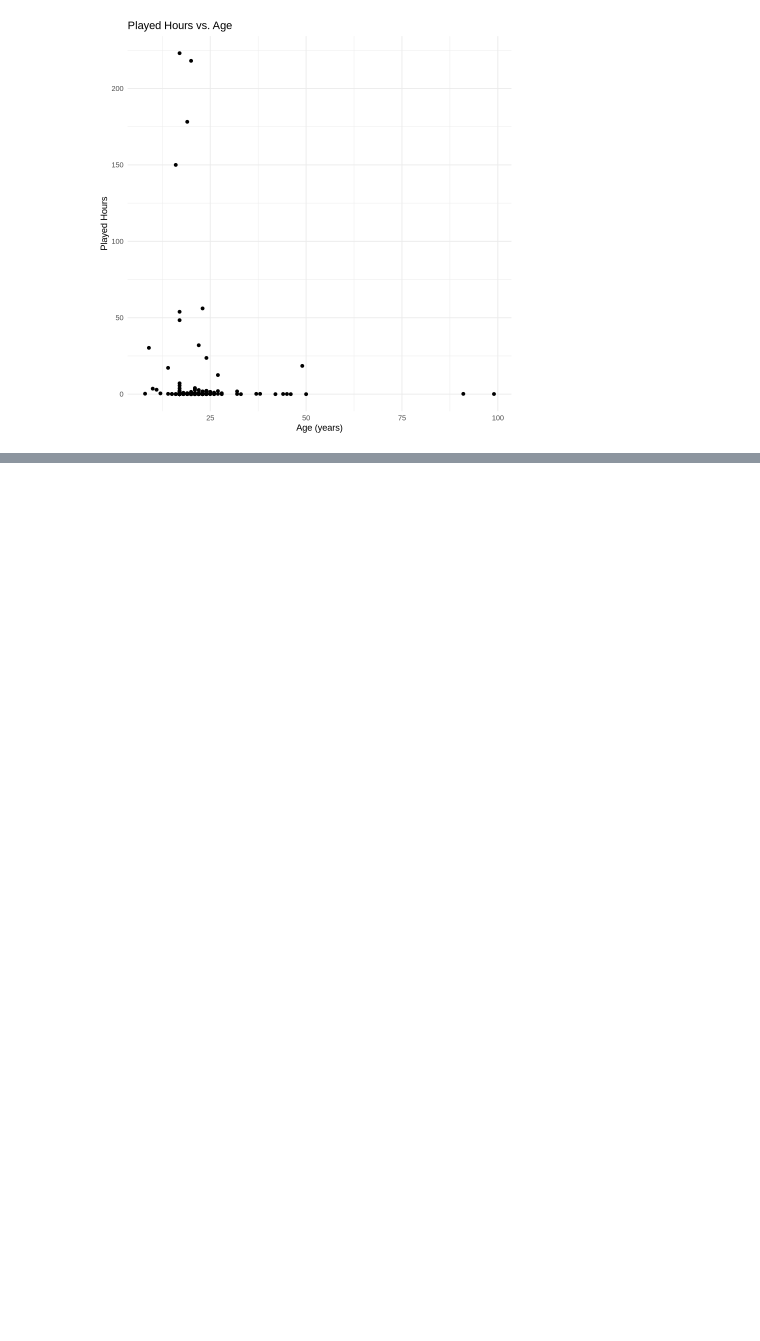
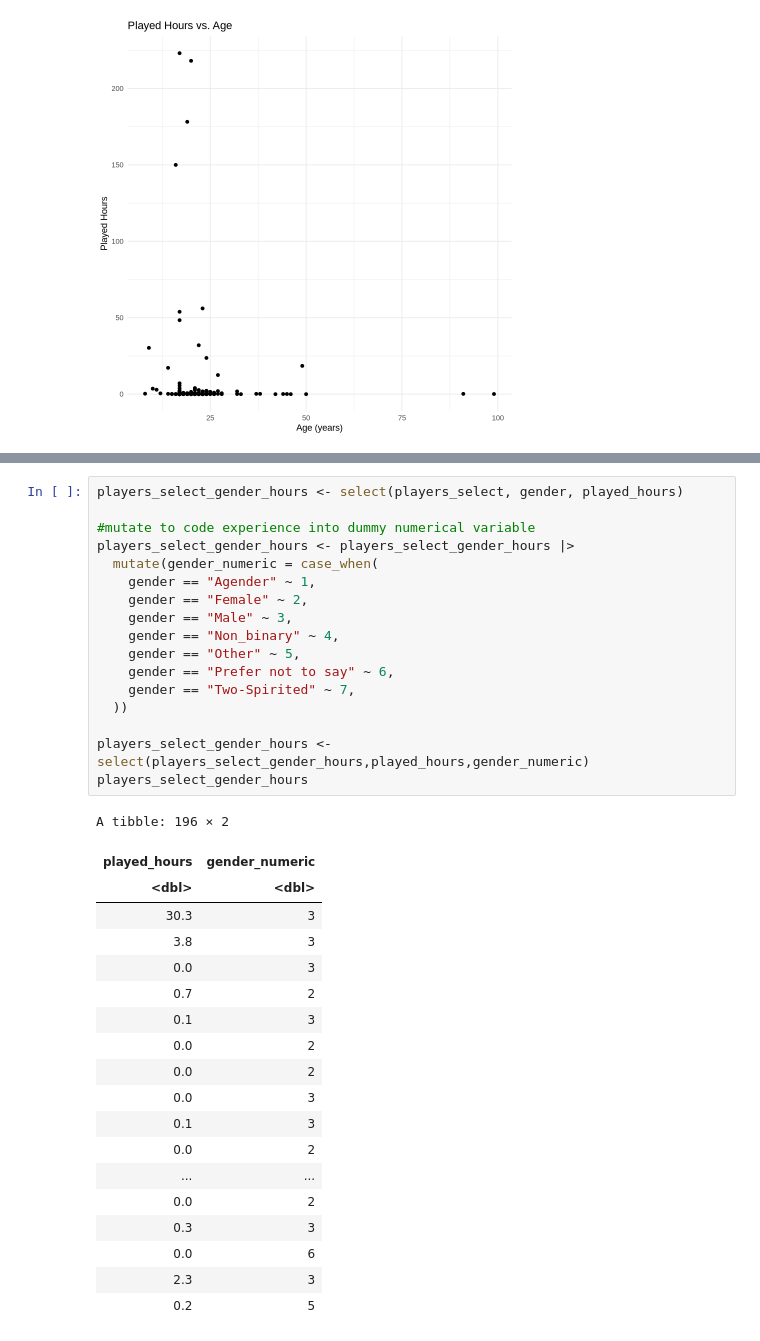
Before and after one commit to Kablosion/DSCI-100-Project, a Jupyter notebook: main_project.ipynb, the cells around one changed output, grey strips where cells are left out. Saved outputs shown, nothing was run; the diff lists cells and outputs as text; blank space fills up the shorter version.

```diff
--- a/main_project.ipynb
+++ b/main_project.ipynb
@@ -112,0 +148,37 @@ ggplot(players, aes(x = age, y = played_hours)) +
+# %%
+players_select_gender_hours <- select(players_select, gender, played_hours)
+
+#mutate to code experience into dummy numerical variable
+players_select_gender_hours <- players_select_gender_hours |>
+  mutate(gender_numeric = case_when(
+    gender == "Agender" ~ 1,
+    gender == "Female" ~ 2,
+    gender == "Male" ~ 3,
+    gender == "Non_binary" ~ 4,
+    gender == "Other" ~ 5,
+    gender == "Prefer not to say" ~ 6,
+    gender == "Two-Spirited" ~ 7,
+  ))
+
+players_select_gender_hours <- select(players_select_gender_hours,played_hours,gender_numeric)
+players_select_gender_hours
+# %% [output]
+A tibble: 196 × 2
+| played_hours | gender_numeric |
+| <dbl> | <dbl> |
+| 30.3 | 3 |
+| 3.8 | 3 |
+| 0.0 | 3 |
+| 0.7 | 2 |
+| 0.1 | 3 |
+| 0.0 | 2 |
+| 0.0 | 2 |
+| 0.0 | 3 |
+| 0.1 | 3 |
+| 0.0 | 2 |
+| ... | ... |
+| 0.0 | 2 |
+| 0.3 | 3 |
+| 0.0 | 6 |
+| 2.3 | 3 |
+| 0.2 | 5 |
```
Also changed, not shown: parts of 4 cells of this notebook.
